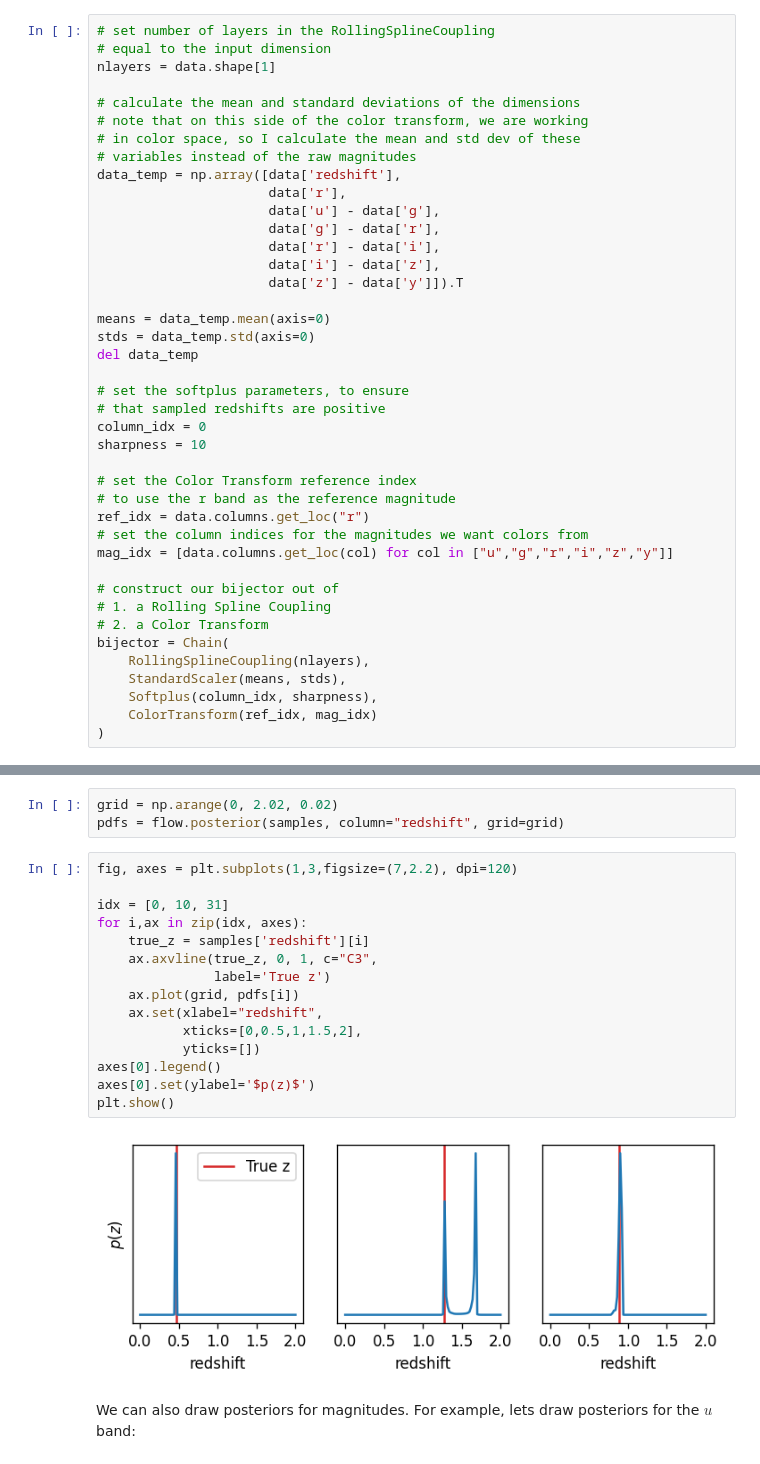
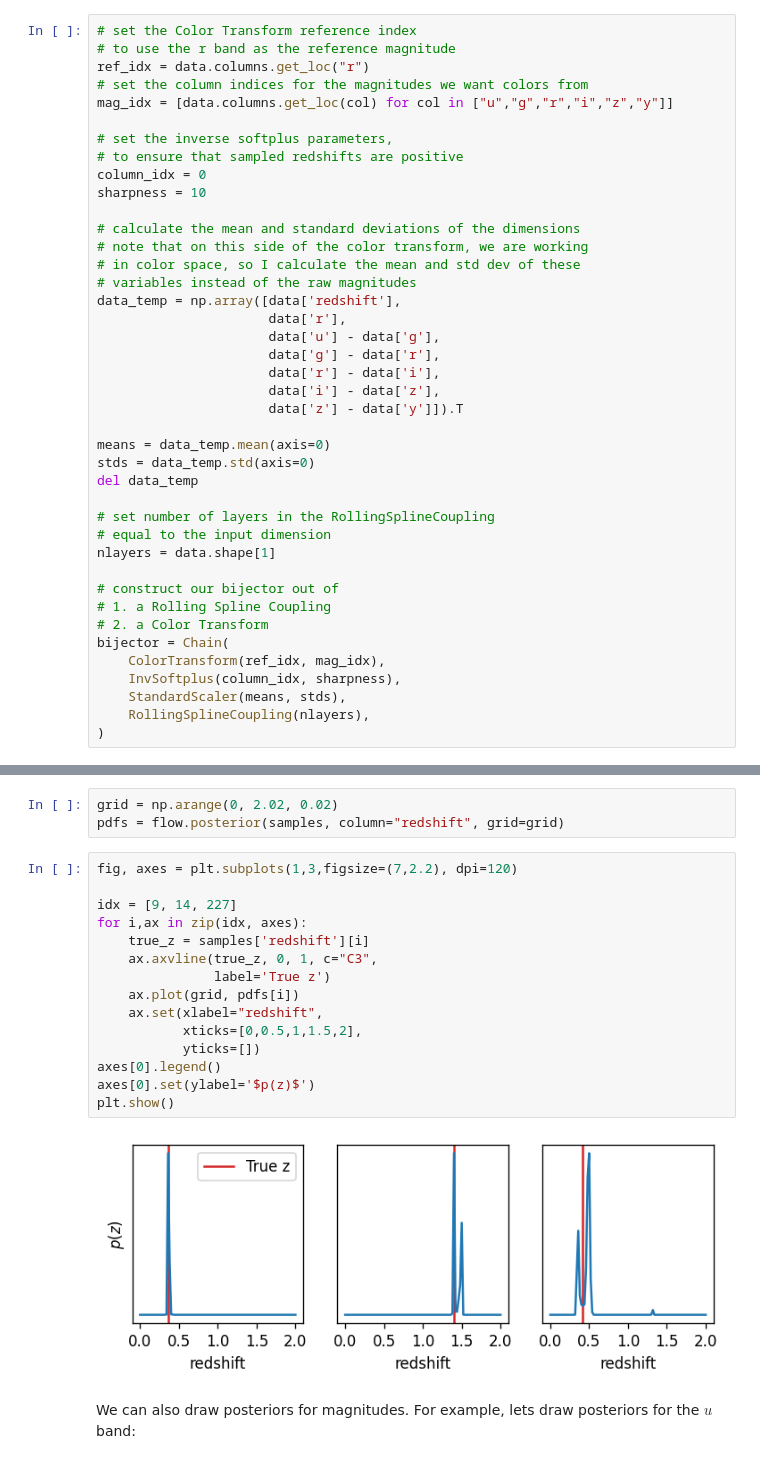
Before and after one commit to jfcrenshaw/pzflow, a Jupyter notebook: examples/redshift_example.ipynb, the cells around one changed output, grey strips where cells are left out. Drawn from its saved outputs; the diff is of its cells as text.

Commit message:
Updated redshift example.

```diff
--- a/examples/redshift_example.ipynb
+++ b/examples/redshift_example.ipynb
@@ -78,7 +74,14 @@ We have to give it the names of the columns in our data set, as well as the bije
 # %%
-# set number of layers in the RollingSplineCoupling
-# equal to the input dimension
-nlayers = data.shape[1]
+# set the Color Transform reference index
+# to use the r band as the reference magnitude
+ref_idx = data.columns.get_loc("r")
+# set the column indices for the magnitudes we want colors from
+mag_idx = [data.columns.get_loc(col) for col in ["u","g","r","i","z","y"]]
+
+# set the inverse softplus parameters,
+# to ensure that sampled redshifts are positive
+column_idx = 0
+sharpness = 10
 
 # calculate the mean and standard deviations of the dimensions
 # note that on this side of the color transform, we are working
@@ -96,23 +99,16 @@ means = data_temp.mean(axis=0)
 stds = data_temp.std(axis=0)
 del data_temp
 
-# set the softplus parameters, to ensure
-# that sampled redshifts are positive
-column_idx = 0
-sharpness = 10
-
-# set the Color Transform reference index
-# to use the r band as the reference magnitude
-ref_idx = data.columns.get_loc("r")
-# set the column indices for the magnitudes we want colors from
-mag_idx = [data.columns.get_loc(col) for col in ["u","g","r","i","z","y"]]
+# set number of layers in the RollingSplineCoupling
+# equal to the input dimension
+nlayers = data.shape[1]
 
 # construct our bijector out of
 # 1. a Rolling Spline Coupling
 # 2. a Color Transform
 bijector = Chain(
+    ColorTransform(ref_idx, mag_idx),
+    InvSoftplus(column_idx, sharpness),
+    StandardScaler(means, stds),
     RollingSplineCoupling(nlayers),
-    StandardScaler(means, stds),
-    Softplus(column_idx, sharpness),
-    ColorTransform(ref_idx, mag_idx)
 )
@@ -190,20 +194,20 @@ pdfs = flow.posterior(samples, column="redshift", grid=grid)
 # %%
 fig, axes = plt.subplots(1,3,figsize=(7,2.2), dpi=120)
 
-idx = [0, 10, 31]
+idx = [9, 14, 227]
 for i,ax in zip(idx, axes):
     true_z = samples['redshift'][i]
     ax.axvline(true_z, 0, 1, c="C3",
                label='True z')
     ax.plot(grid, pdfs[i])
     ax.set(xlabel="redshift",
            xticks=[0,0.5,1,1.5,2],
            yticks=[])
 axes[0].legend()
 axes[0].set(ylabel='$p(z)$')
 plt.show()
 # %% [output]
-[figure, old version]
+[figure, new version]
 # %% [markdown]
 We can also draw posteriors for magnitudes.
 For example, lets draw posteriors for the $u$ band:
```
Also changed, not shown: parts of 12 cells of this notebook, 1 other file.
